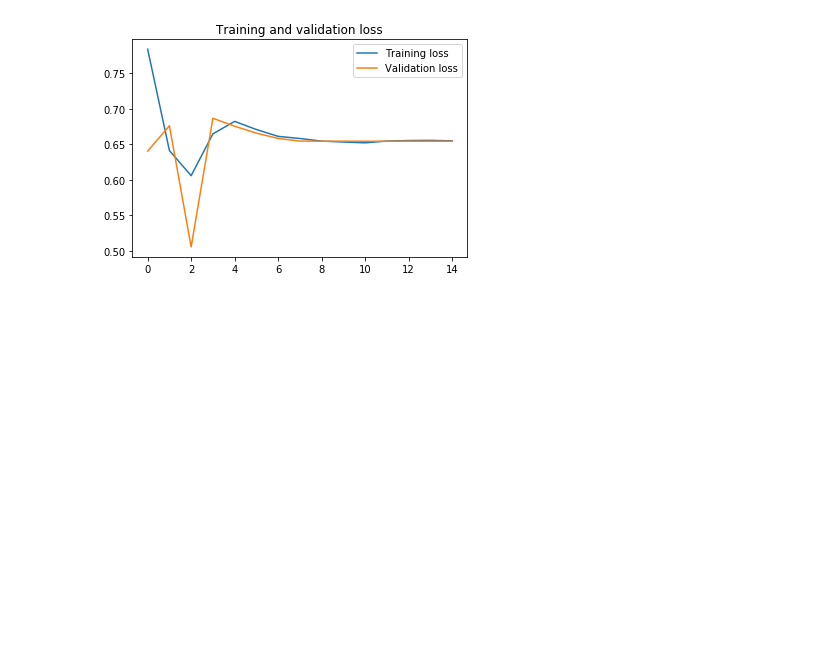
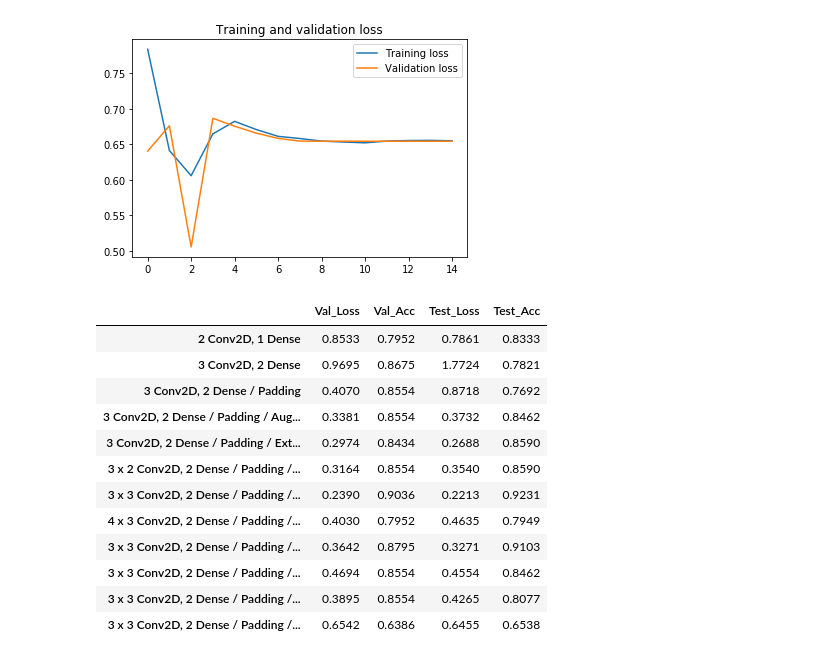
Before and after one commit to ArenCarpenter/Covid_CT_Classification, a Jupyter notebook: 003_Preliminary_CNN.ipynb, the cells around one changed output. Drawn from its saved outputs; the diff is of its cells as text; code cells hidden in the pictures; blank space fills up the shorter version.

Commit message:
Added Scores Dict for tracking model performance

```diff
--- a/003_Preliminary_CNN.ipynb
+++ b/003_Preliminary_CNN.ipynb
@@ -941,8 +977,31 @@ Total Time Elapsed:  14  minutes  52  seconds
 scores = model.evaluate(test_img, verbose=1)
 # %% [output]
 3/3 [==============================] - 1s 485ms/step - loss: 0.6455 - accuracy: 0.6538
+# %%
+scores['3 x 3 Conv2D, 2 Dense / Padding / Extra Augmented Data / 0.25 Dropout / Adam'] = {'Val_Loss': 0.6542,
+                                         'Val_Acc': 0.6386,
+                                         'Test_Loss': 0.6455,
+                                         'Test_Acc': 0.6538}
 # %%
 plot_performance(history_12)
 # %% [output]
 [figure]
 [figure]
+# %%
+scores_df = pd.DataFrame.from_dict(scores, orient='index',columns = ['Val_Loss', 'Val_Acc', 'Test_Loss', 'Test_Acc'])
+# %%
+scores_df
+# %% [output]
+|  | Val_Loss | Val_Acc | Test_Loss | Test_Acc |
+| 2 Conv2D, 1 Dense | 0.8533 | 0.7952 | 0.7861 | 0.8333 |
+| 3 Conv2D, 2 Dense | 0.9695 | 0.8675 | 1.7724 | 0.7821 |
+| 3 Conv2D, 2 Dense / Padding | 0.4070 | 0.8554 | 0.8718 | 0.7692 |
+| 3 Conv2D, 2 Dense / Padding / Aug... | 0.3381 | 0.8554 | 0.3732 | 0.8462 |
+| 3 Conv2D, 2 Dense / Padding / Ext... | 0.2974 | 0.8434 | 0.2688 | 0.8590 |
+| 3 x 2 Conv2D, 2 Dense / Padding /... | 0.3164 | 0.8554 | 0.3540 | 0.8590 |
+| 3 x 3 Conv2D, 2 Dense / Padding /... | 0.2390 | 0.9036 | 0.2213 | 0.9231 |
+| 4 x 3 Conv2D, 2 Dense / Padding /... | 0.4030 | 0.7952 | 0.4635 | 0.7949 |
+| 3 x 3 Conv2D, 2 Dense / Padding /... | 0.3642 | 0.8795 | 0.3271 | 0.9103 |
+| 3 x 3 Conv2D, 2 Dense / Padding /... | 0.4694 | 0.8554 | 0.4554 | 0.8462 |
+| 3 x 3 Conv2D, 2 Dense / Padding /... | 0.3895 | 0.8554 | 0.4265 | 0.8077 |
+| 3 x 3 Conv2D, 2 Dense / Padding /... | 0.6542 | 0.6386 | 0.6455 | 0.6538 |
```
Also changed, not shown: parts of 13 cells of this notebook.
